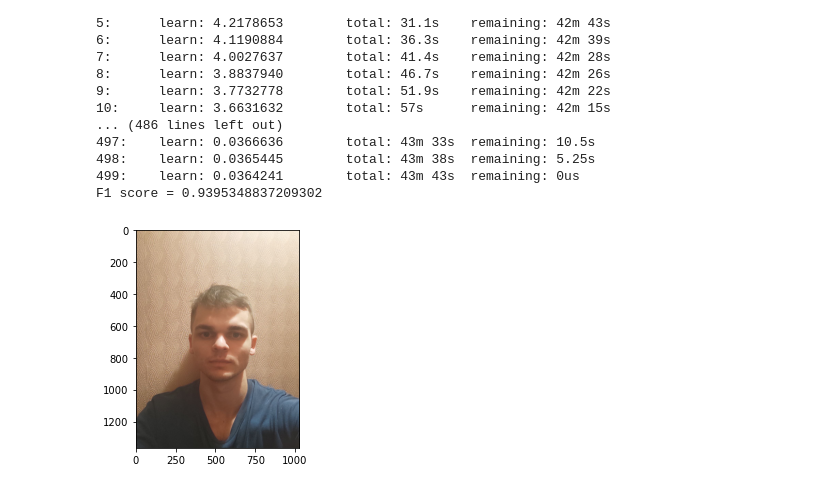
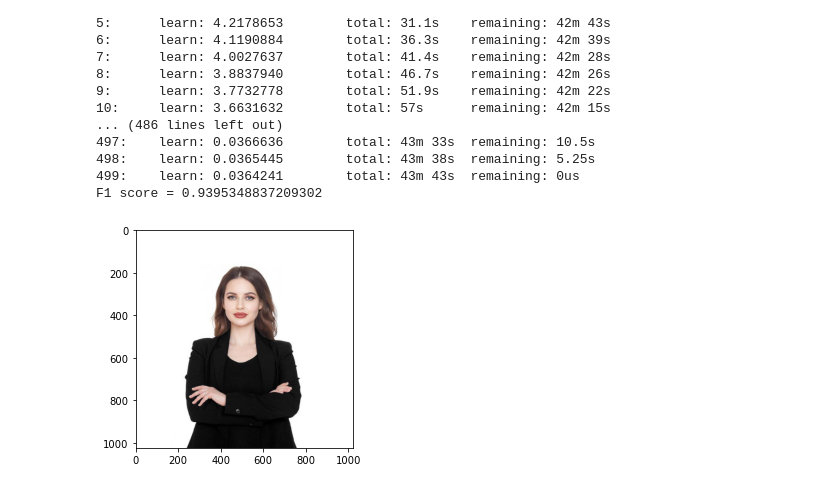
Before and after one commit to BigNotOnlyData/Projects, a Jupyter notebook: Celebrity-classification/Train/Train_all.ipynb, the cells around one changed output. Cells and saved outputs as stored; diff of their text form; code cells hidden in the pictures.

```diff
--- a/Celebrity-classification/Train/Train_all.ipynb
+++ b/Celebrity-classification/Train/Train_all.ipynb
@@ -159,16 +159,16 @@ def resize_image(SIZE, image):
 # %%
 # Масштабируем изображение для четкости
 SIZE = 1024
-test_path = 'test_men.jpg'
+test_path = 'test_photo.jpg'
 test_resized = 'my_test_res.jpg'
 
 image = Image.open(test_path)
 res_image = resize_image(SIZE, image)
 res_image.save(test_resized)
 
 plt.imshow(res_image);
 # %% [output]
-[figure, old version]
+[figure, new version]
 # %%
 pil_image = np.asarray(res_image)
 # %%
```
Also changed, not shown: parts of 7 cells of this notebook.
